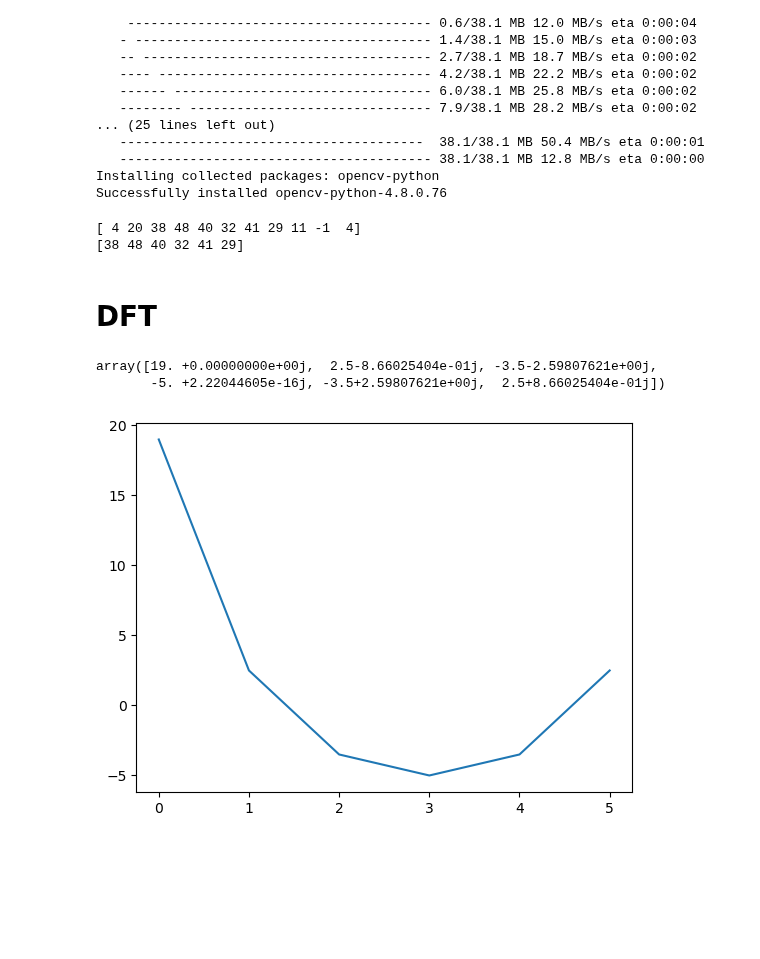
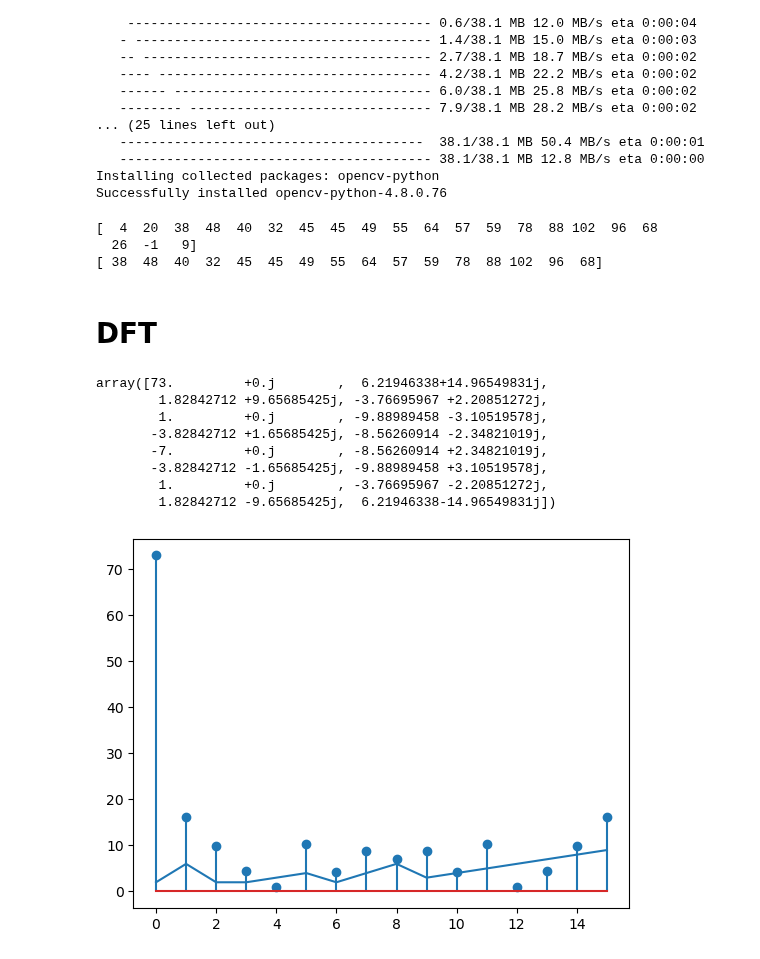
Before and after one commit to mistaherd/my-codeing-journey, a Jupyter notebook: 4th_year_code/DSP/dsp_playground.ipynb, the cells around one changed output. Saved outputs shown, nothing was run; the diff lists cells and outputs as text; code cells hidden in the pictures; blank space fills up the shorter version.

```diff
--- a/4th_year_code/DSP/dsp_playground.ipynb
+++ b/4th_year_code/DSP/dsp_playground.ipynb
@@ -21,7 +21,7 @@ Successfully installed opencv-python-4.8.0.76
 # %%
 import numpy as np
 #xn =[2,3,-2,1]
-xn=[2,6,2,2,3,4]
+xn=[2,6,2,2,3,4,2,4,6,3,4,5,6,7,8,9]
 xn =np.array(xn)
 hn=[2,4,5,3,-1,1]
 hn =np.array(hn)
@@ -32,23 +32,28 @@ print(yn)
 yn=np.convolve(xn,hn,"same")
 print(yn)
 # %% [output]
-[ 4 20 38 48 40 32 41 29 11 -1  4]
-[38 48 40 32 41 29]
+[  4  20  38  48  40  32  45  45  49  55  64  57  59  78  88 102  96  68
+  26  -1   9]
+[ 38  48  40  32  45  45  49  55  64  57  59  78  88 102  96  68]
 # %% [markdown]
 # DFT
 # %%
 import matplotlib.pylab as plt
 pn = xn +3
-"""
+
 plt.plot(xn)
-plt.plot(pn)
-plt.show()
-"""
+
 
 zn = np.fft.fft(xn)
-plt.plot(zn)
+plt.stem(np.abs(zn))
 zn
 # %% [output]
-array([19. +0.00000000e+00j,  2.5-8.66025404e-01j, -3.5-2.59807621e+00j,
-       -5. +2.22044605e-16j, -3.5+2.59807621e+00j,  2.5+8.66025404e-01j])
+array([73.         +0.j        ,  6.21946338+14.96549831j,
+        1.82842712 +9.65685425j, -3.76695967 +2.20851272j,
+        1.         +0.j        , -9.88989458 -3.10519578j,
+       -3.82842712 +1.65685425j, -8.56260914 -2.34821019j,
+       -7.         +0.j        , -8.56260914 +2.34821019j,
+       -3.82842712 -1.65685425j, -9.88989458 +3.10519578j,
+        1.         +0.j        , -3.76695967 -2.20851272j,
+        1.82842712 -9.65685425j,  6.21946338-14.96549831j])
-[figure, old version]
+[figure, new version]
```
Also changed, not shown: parts of 4 cells of this notebook, 3 other files.
